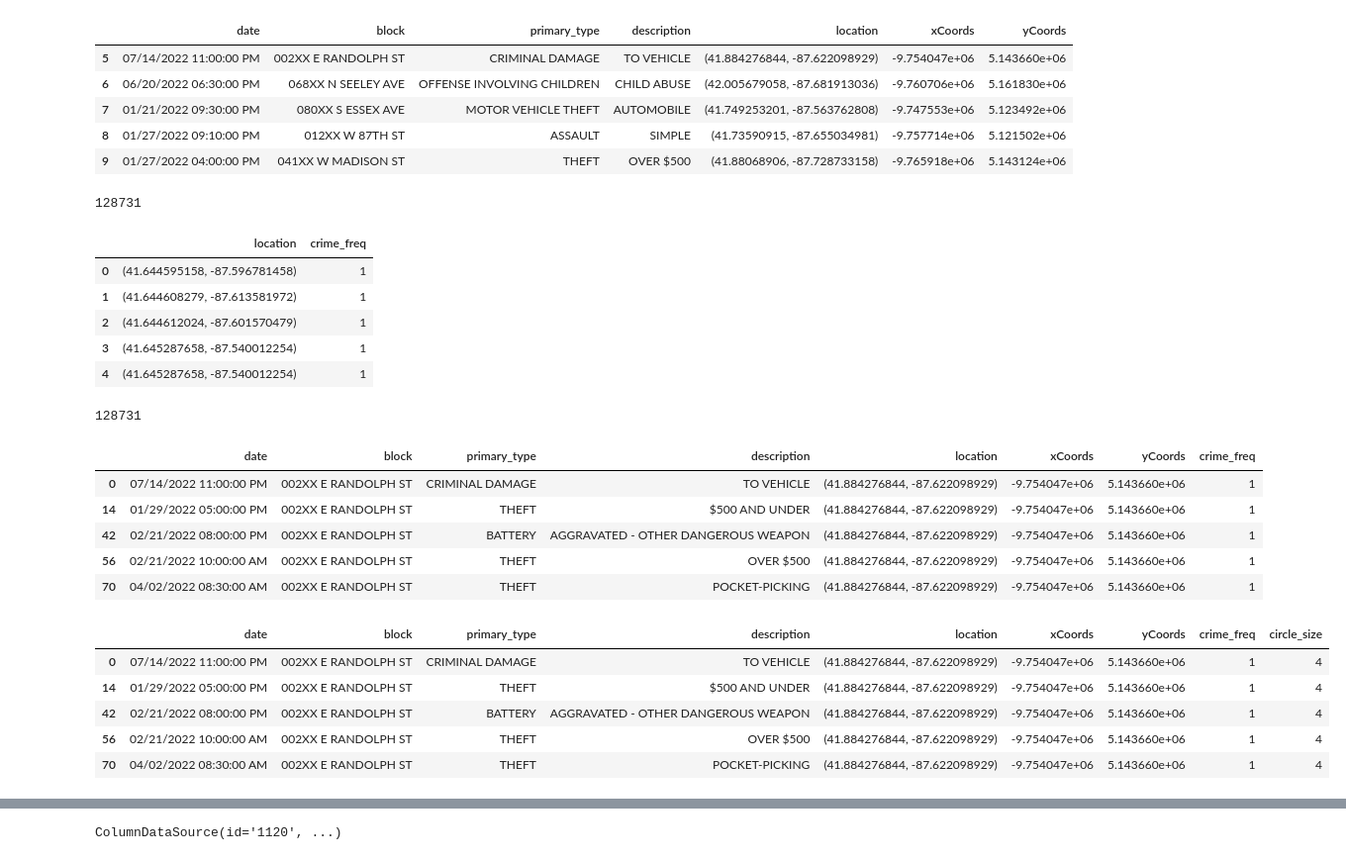
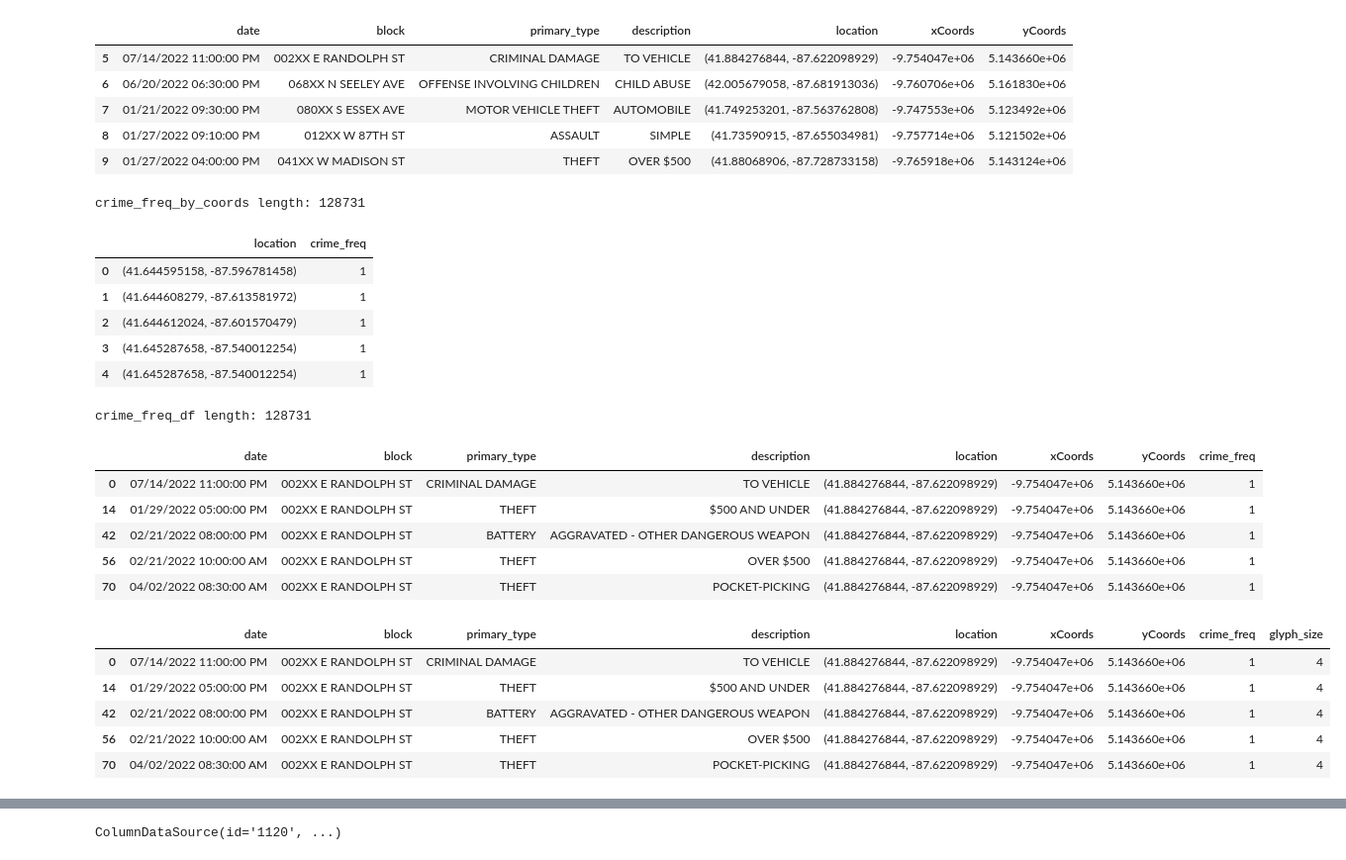
Before and after one commit to agarcia50S/CrimeAnalyses, a Jupyter notebook: ChicagoCrime/CrimeNearLUC.ipynb, the cells around one changed output, grey strips where cells are left out. Shown at 99% size. Drawn from its saved outputs; the diff is of its cells as text; code cells hidden in the pictures.

```diff
--- a/ChicagoCrime/CrimeNearLUC.ipynb
+++ b/ChicagoCrime/CrimeNearLUC.ipynb
@@ -11,12 +11,12 @@ from bokeh.models import ColumnDataSource
 # creating a sample DF of chicago crime dataset
 
 originalPath = 'C:/Users/agarc/CrimeAnalyses/ChicagoCrime/DataSets/crimes_2022.csv'
-myDF = pd.read_csv(originalPath)
+starting_df = pd.read_csv(originalPath)
 
 # n = 500
-# myDF = sampleDF(originalPath, n)
+# starting_df = sampleDF(originalPath, n)
 
-myDF.head()
+starting_df.head()
 # %% [output]
 |  | ID | Case Number | Date | Block | IUCR | Primary Type | Description | Location Description | ... |
 | 0 | 12766270 | JF323407 | 07/17/2022 12:30:00 PM | 039XX W 62ND ST | 0820 | THEFT | $500 AND UNDER | RESIDENCE - YARD (FRONT / BACK) | ... |
@@ -68,22 +70,22 @@ crimeDF.head()
 | 8 | 01/27/2022 09:10:00 PM | 012XX W 87TH ST | ASSAULT | SIMPLE | (41.73590915, -87.655034981) | -9.757714e+06 | 5.121502e+06 |
 | 9 | 01/27/2022 04:00:00 PM | 041XX W MADISON ST | THEFT | OVER $500 | (41.88068906, -87.728733158) | -9.765918e+06 | 5.143124e+06 |
 # %%
-# groups data by location values and applies count fnc
-crimeFreqByCoords = crimeDF.groupby(['location', 'primary_type', 'description']).count().reset_index()
+# groups data by (location, primary_type, description) values and applies count fnc
+crime_freq_by_coords = main_df.groupby(['location', 'primary_type', 'description']).count().reset_index()
 
-# drops columns to avoid duplicate cols after merger in the next cell
-crimeFreqByCoords.drop(columns=['date',
+# drop columns to avoid duplicate cols after merger in the next cell
+crime_freq_by_coords.drop(columns=['date',
                                 'block',
                                 'description',
                                 'yCoords',
                                 'primary_type'], inplace=True)
 
 # renames col for clairity
-crimeFreqByCoords.rename(columns={'xCoords':'crime_freq'}, inplace=True)
-print(len(crimeFreqByCoords))
-crimeFreqByCoords.head()
+crime_freq_by_coords.rename(columns={'xCoords':'crime_freq'}, inplace=True)
+print('crime_freq_by_coords length:', len(crime_freq_by_coords))
+crime_freq_by_coords.head()
 # %% [output]
-128731
+crime_freq_by_coords length: 128731
 |  | location | crime_freq |
 | 0 | (41.644595158, -87.596781458) | 1 |
 | 1 | (41.644608279, -87.613581972) | 1 |
@@ -91,13 +93,13 @@ crimeFreqByCoords.head()
 | 3 | (41.645287658, -87.540012254) | 1 |
 | 4 | (41.645287658, -87.540012254) | 1 |
 # %%
-# merges crimeFreqByCoords and crimeDF together on location column
-crimeFreqDF = pd.merge(crimeDF, crimeFreqByCoords, on='location', how='inner')
-crimeFreqDF.drop_duplicates(subset=['location', 'primary_type', 'description'], inplace=True)
-print(len(crimeFreqDF))
-crimeFreqDF.head()
+# inner merge crime_freq_by_coords and main_df together on location column
+crime_freq_df = pd.merge(main_df, crime_freq_by_coords, on='location', how='inner')
+crime_freq_df.drop_duplicates(subset=['location', 'primary_type', 'description'], inplace=True)
+print('crime_freq_df length:', len(crime_freq_df))
+crime_freq_df.head()
 # %% [output]
-128731
+crime_freq_df length: 128731
 |  | date | block | primary_type | description | location | xCoords | yCoords | crime_freq |
 | 0 | 07/14/2022 11:00:00 PM | 002XX E RANDOLPH ST | CRIMINAL DAMAGE | TO VEHICLE | (41.884276844, -87.622098929) | -9.754047e+06 | 5.143660e+06 | 1 |
 | 14 | 01/29/2022 05:00:00 PM | 002XX E RANDOLPH ST | THEFT | $500 AND UNDER | (41.884276844, -87.622098929) | -9.754047e+06 | 5.143660e+06 | 1 |
@@ -105,13 +107,14 @@ crimeFreqDF.head()
 | 56 | 02/21/2022 10:00:00 AM | 002XX E RANDOLPH ST | THEFT | OVER $500 | (41.884276844, -87.622098929) | -9.754047e+06 | 5.143660e+06 | 1 |
 | 70 | 04/02/2022 08:30:00 AM | 002XX E RANDOLPH ST | THEFT | POCKET-PICKING | (41.884276844, -87.622098929) | -9.754047e+06 | 5.143660e+06 | 1 |
 # %%
-# assigning glyph size based on crime_freq; if val <= 17,
-# then size is val + 3; and if val > 17, then size is 30
-circleSizeLst = [freq + 3 if freq <= 17 else 30 for freq in crimeFreqDF['crime_freq']]
-crimeFreqDF['circle_size'] = circleSizeLst
-crimeFreqDF.head()
+# assigning glyph size based on crime_freq; if freq <= 17, then size is freq + 3;
+# if freq > 17, then size is 30
+glyph_sizes = [freq + 3 if freq <= 17 else 30 for freq in crime_freq_df['crime_freq']]
+
+crime_freq_df['glyph_size'] = glyph_sizes # new col for glyph sizes
+crime_freq_df.head()
 # %% [output]
-|  | date | block | primary_type | description | location | xCoords | yCoords | crime_freq | circle_size |
+|  | date | block | primary_type | description | location | xCoords | yCoords | crime_freq | glyph_size |
 | 0 | 07/14/2022 11:00:00 PM | 002XX E RANDOLPH ST | CRIMINAL DAMAGE | TO VEHICLE | (41.884276844, -87.622098929) | -9.754047e+06 | 5.143660e+06 | 1 | 4 |
 | 14 | 01/29/2022 05:00:00 PM | 002XX E RANDOLPH ST | THEFT | $500 AND UNDER | (41.884276844, -87.622098929) | -9.754047e+06 | 5.143660e+06 | 1 | 4 |
 | 42 | 02/21/2022 08:00:00 PM | 002XX E RANDOLPH ST | BATTERY | AGGRAVATED - OTHER DANGEROUS WEAPON | (41.884276844, -87.622098929) | -9.754047e+06 | 5.143660e+06 | 1 | 4 |
```
Also changed, not shown: parts of 9 cells of this notebook.
